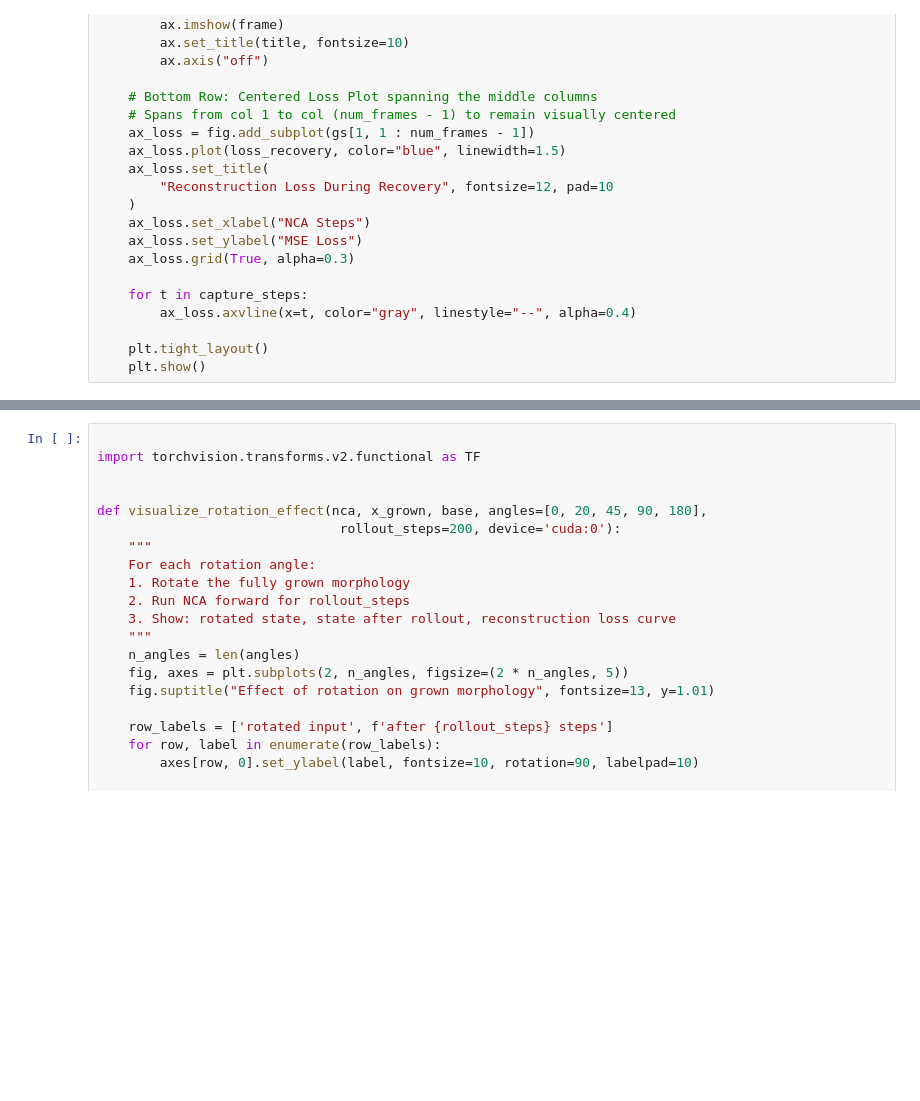
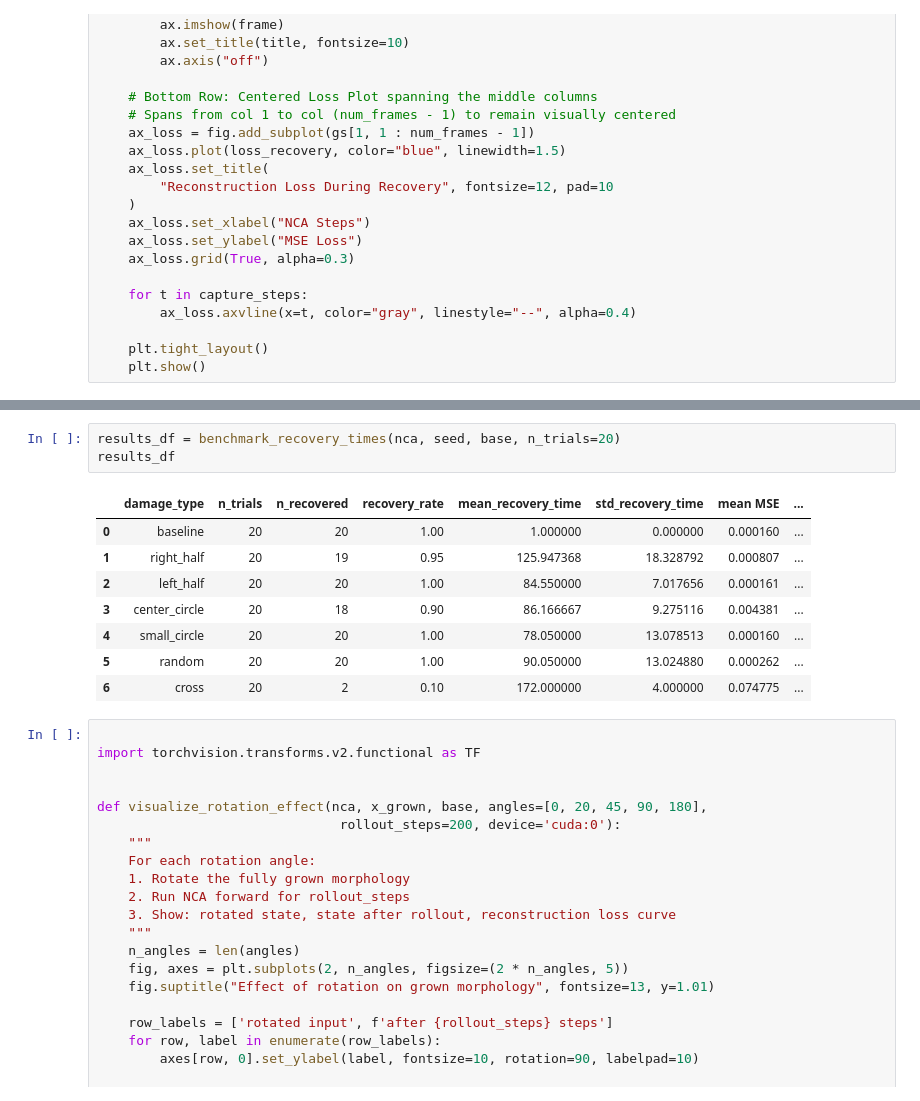
Before and after one commit to lshofsl/Thesis, a Jupyter notebook: NCA_baseline.ipynb, the cells around one changed output, grey strips where cells are left out. Saved outputs shown, nothing was run; the diff lists cells and outputs as text; blank space fills up the shorter version.

```diff
--- a/NCA_baseline.ipynb
+++ b/NCA_baseline.ipynb
@@ -676,3 +556,15 @@ visualize_regeneration(nca, seed, base, "right_half")
+# %%
+results_df = benchmark_recovery_times(nca, seed, base, n_trials=20)
+results_df
+# %% [output]
+|  | damage_type | n_trials | n_recovered | recovery_rate | mean_recovery_time | std_recovery_time | mean MSE | ... |
+| 0 | baseline | 20 | 20 | 1.00 | 1.000000 | 0.000000 | 0.000160 | ... |
+| 1 | right_half | 20 | 19 | 0.95 | 125.947368 | 18.328792 | 0.000807 | ... |
+| 2 | left_half | 20 | 20 | 1.00 | 84.550000 | 7.017656 | 0.000161 | ... |
+| 3 | center_circle | 20 | 18 | 0.90 | 86.166667 | 9.275116 | 0.004381 | ... |
+| 4 | small_circle | 20 | 20 | 1.00 | 78.050000 | 13.078513 | 0.000160 | ... |
+| 5 | random | 20 | 20 | 1.00 | 90.050000 | 13.024880 | 0.000262 | ... |
+| 6 | cross | 20 | 2 | 0.10 | 172.000000 | 4.000000 | 0.074775 | ... |
 # %%
 
 import torchvision.transforms.v2.functional as TF
```
Also changed, not shown: parts of 12 cells of this notebook.
